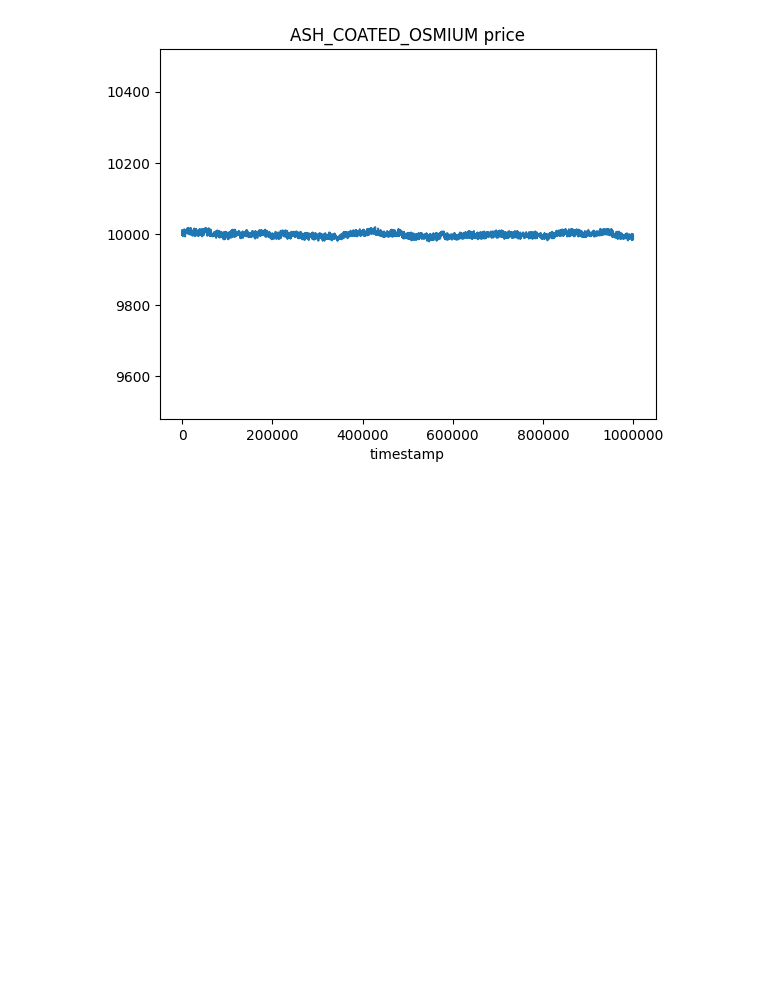
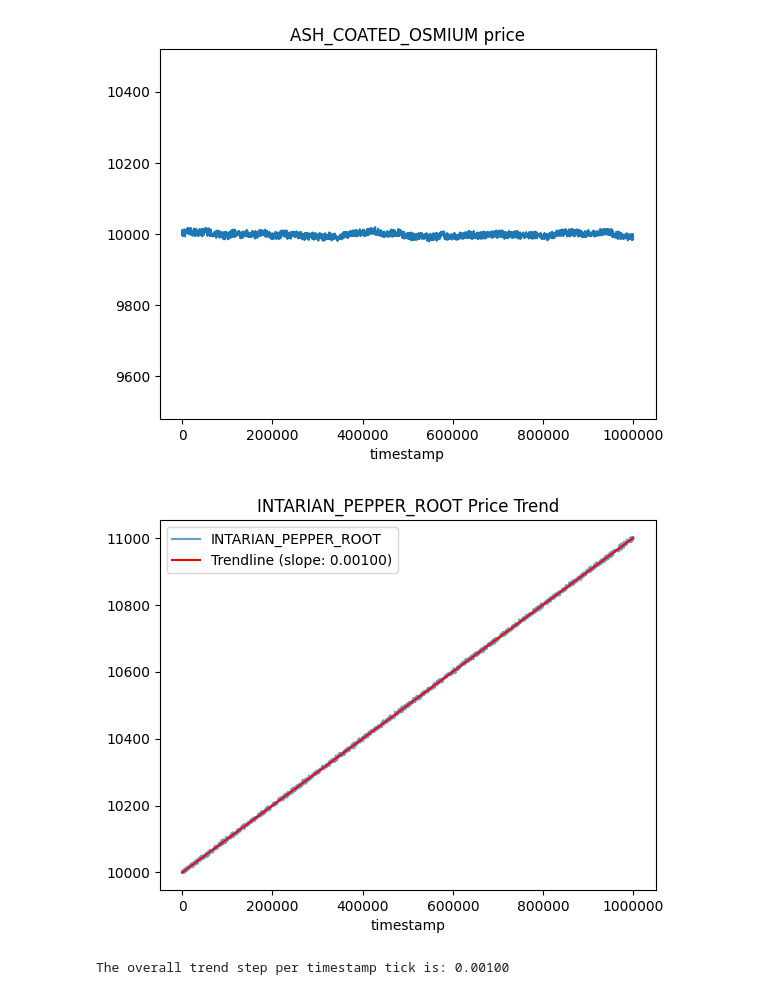
Before and after one commit to dcatalim/IMC-Prosperity-4, a Jupyter notebook: analysis.ipynb, the cells around one changed output. Saved outputs shown, nothing was run; the diff lists cells and outputs as text; code cells hidden in the pictures; blank space fills up the shorter version.

Commit message:
added trendline analysis

```diff
--- a/analysis.ipynb
+++ b/analysis.ipynb
@@ -60,3 +60,31 @@ for ticker in tickers:
 # %% [output]
 [figure]
 [figure]
+# %%
+import numpy as np
+
+ticker = "INTARIAN_PEPPER_ROOT"
+clean = prices[ticker][prices[ticker] > 0].dropna()
+
+# Fit a linear regression line to find the overall trend
+x = clean.index.values
+y = clean.values
+
+slope, intercept = np.polyfit(x, y, 1)
+
+# Plot the actual price and the trendline
+plt.figure()
+ax = clean.plot(label=ticker, alpha=0.7)
+trendline = slope * x + intercept
+plt.plot(x, trendline, color='red', label=f'Trendline (slope: {slope:.5f})')
+plt.title(f"{ticker} Price Trend")
+ax.ticklabel_format(axis="x", style="plain", useOffset=False)
+ax.ticklabel_format(axis="y", style="plain", useOffset=False)
+plt.legend()
+plt.show()
+
+print(f"The overall trend step per timestamp tick is: {slope:.5f}")
+print(f"The intercept of the trendline is: {intercept:.2f}")
+# %% [output]
+[figure, added]
+The overall trend step per timestamp tick is: 0.00100
```
